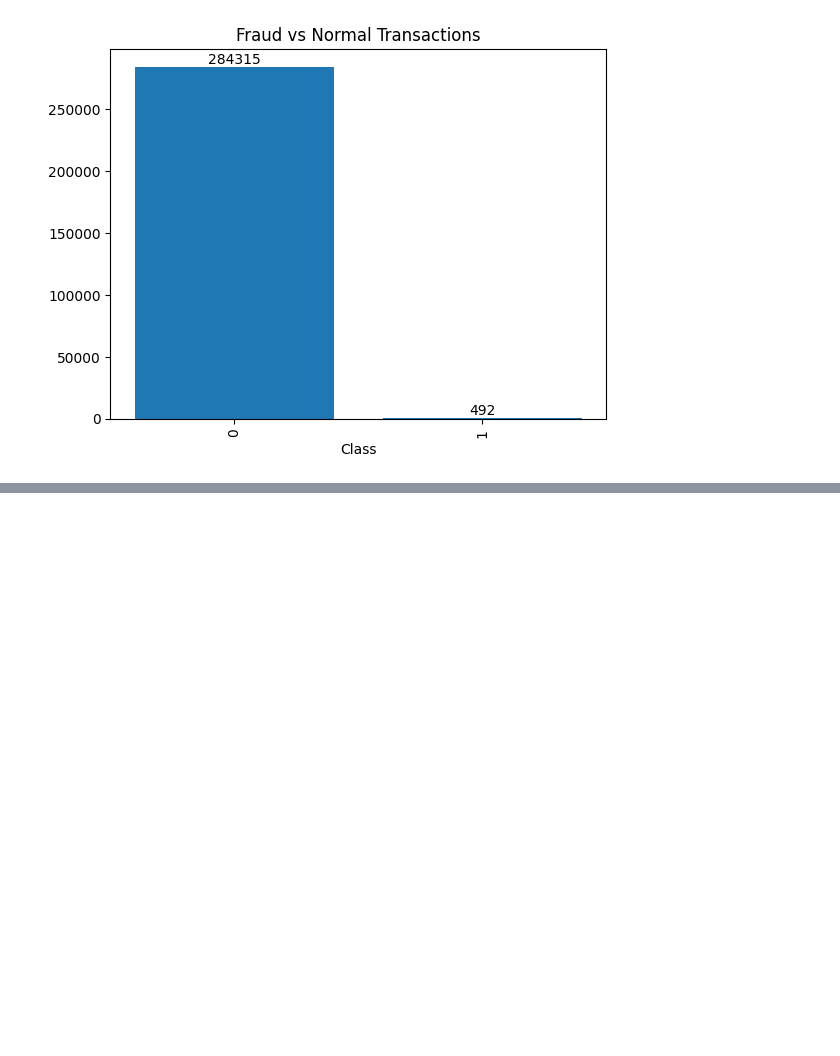
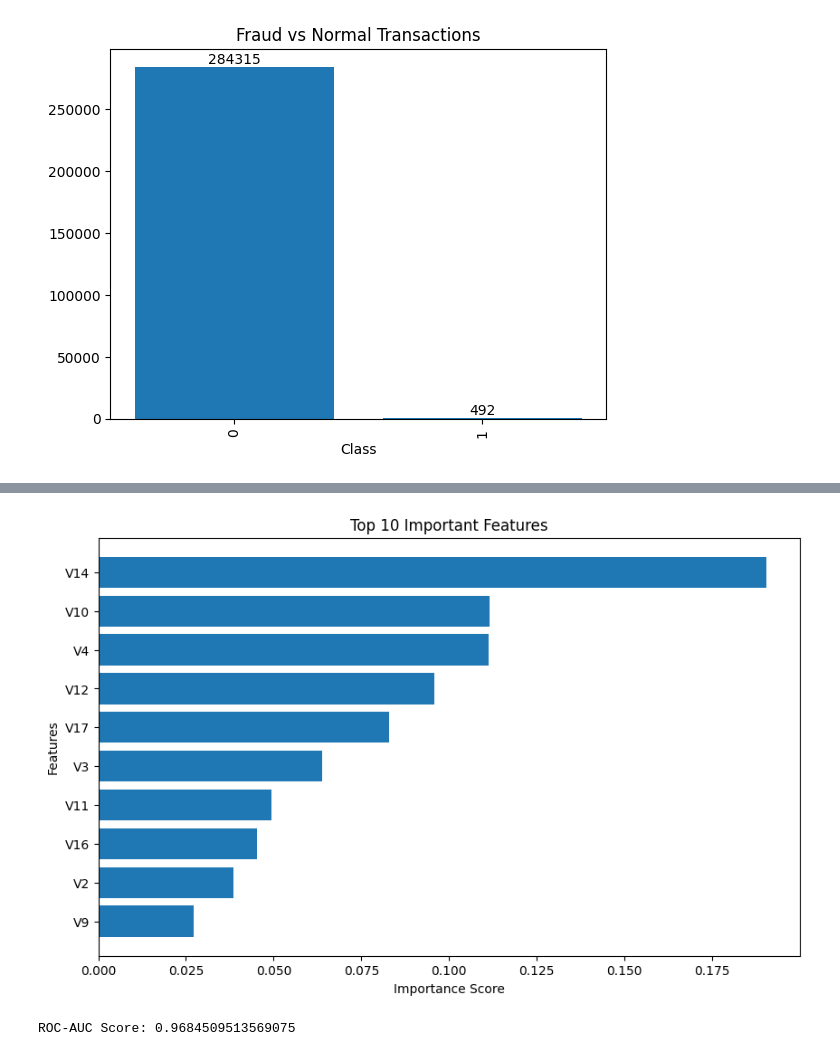
Before and after one commit to IAmDalson/Credit-Card-Fraud-Detection-Machine-Learning-, a Jupyter notebook: Credit Card Fraud Detection Dataset (Kaggle ULB).ipynb, the cells around one changed output, grey strips where cells are left out. Cells and saved outputs as stored; diff of their text form; code cells hidden in the pictures; blank space fills up the shorter version.

```diff
--- a/Credit Card Fraud Detection Dataset (Kaggle ULB).ipynb
+++ b/Credit Card Fraud Detection Dataset (Kaggle ULB).ipynb
@@ -127,0 +150,8 @@ model.fit(x_resampled, y_resampled)
+# %%
+from imblearn.over_sampling import SMOTE
+
+smote = SMOTE(random_state=42)
+
+X_resampled, y_resampled = smote.fit_resample(X_train_scaled, y_train)
+# %%
+rf_model.fit(X_resampled, y_resampled)
@@ -127,0 +184,16 @@ model.fit(x_resampled, y_resampled)
+# %%
+# From the result above, we can see that the precision of the random forest model is significantly
+# higher than the logistic regression model. The random forest model is able to correctly identify
+# 87% of the fraud transactions, while the logistic regression model is only able to correctly
+# identify 6% of the fraud transactions. The random forest model is also able to reduce the number of false positives from 1460 to 12, which is a significant improvement.
+importance = pd.DataFrame({
+    'Feature': X.columns,
+    'Importance': rf_model.feature_importances_
+})
+
+importance = importance.sort_values(
+    by='Importance',
+    ascending=False
+)
+
+print(importance.head(10))
@@ -127,0 +212,35 @@ model.fit(x_resampled, y_resampled)
+# %%
+# Now that we have the feature importance, we can see that the most important features in the random forest model are V14, V17, V12, V10, and V11. These features have the highest importance scores, which means that they contribute the most to the model's predictions. It is important to note that these features are not necessarily the most important features in the logistic regression model, as the two models may have different feature importance rankings.
+# Now we will visualize the top 10 important features in the random forest model using a horizontal bar chart.
+import matplotlib.pyplot as plt
+
+top_features = importance.head(10)
+
+plt.figure(figsize=(10,6))
+
+plt.barh(
+    top_features['Feature'],
+    top_features['Importance']
+)
+
+plt.gca().invert_yaxis()
+
+plt.title("Top 10 Important Features")
+plt.xlabel("Importance Score")
+plt.ylabel("Features")
+
+plt.show()
+# %% [output]
+[figure, added]
+# %%
+# From the result above, we can see that the most important features in the random forest model are V14, V17, V12, V10, and V11. These features have the highest importance scores, which means that they contribute the most to the model's predictions. It is important to note that these features are not necessarily the most important features in the logistic regression model, as the two models may have different feature importance rankings.
+# Finally, we will evaluate the performance of the random forest model using the ROC-AUC score, which is a common metric for evaluating the performance of binary classification models. The ROC-AUC score ranges from 0 to 1, where a score of 1 indicates a perfect model and a score of 0.5 indicates a model that performs no better than random guessing.
+from sklearn.metrics import roc_auc_score
+
+rf_probs = rf_model.predict_proba(X_test_scaled)[:, 1]
+
+roc_score = roc_auc_score(y_test, rf_probs)
+
+print("ROC-AUC Score:", roc_score)
+# %% [output]
+ROC-AUC Score: 0.9684509513569075
```
Also changed, not shown: parts of 16 cells of this notebook.
